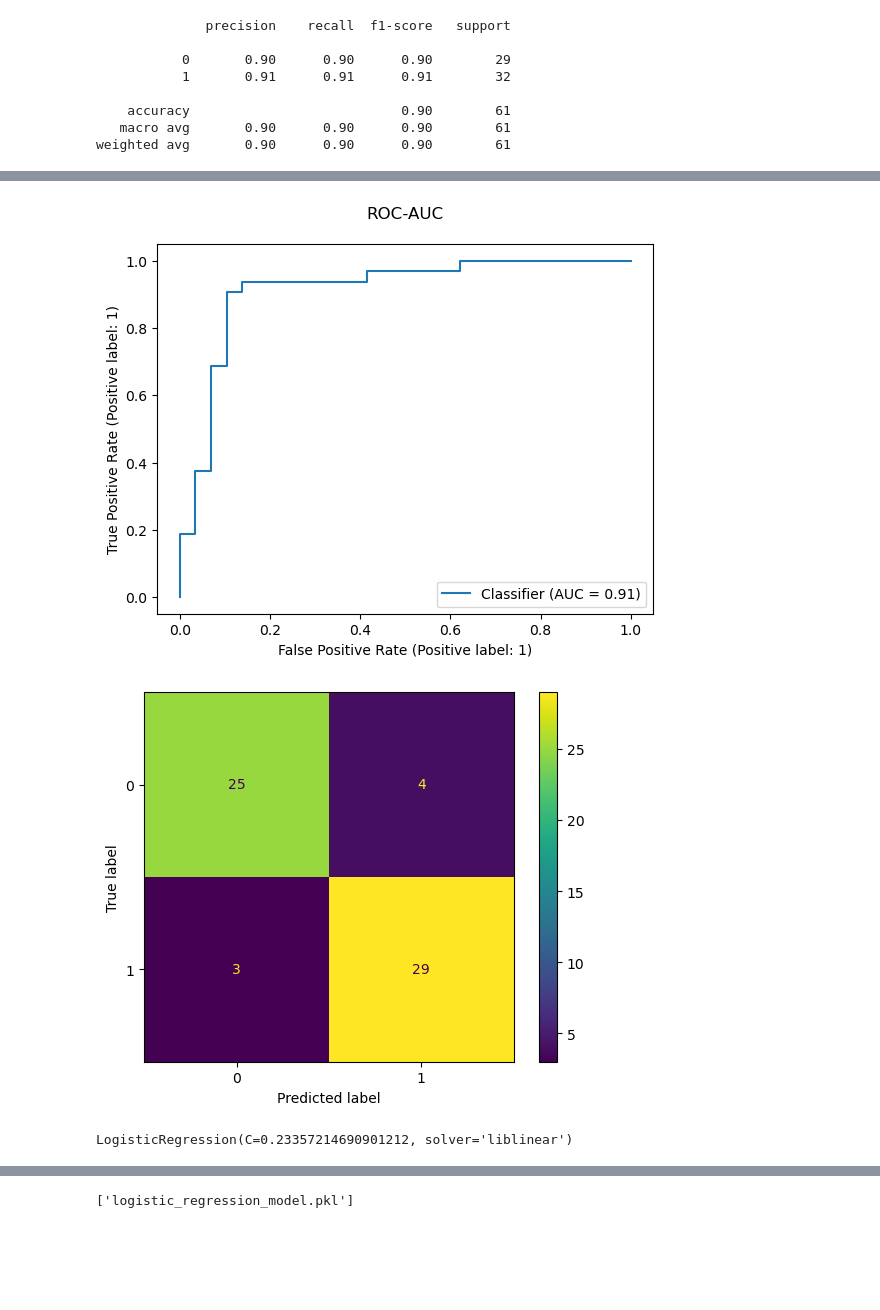
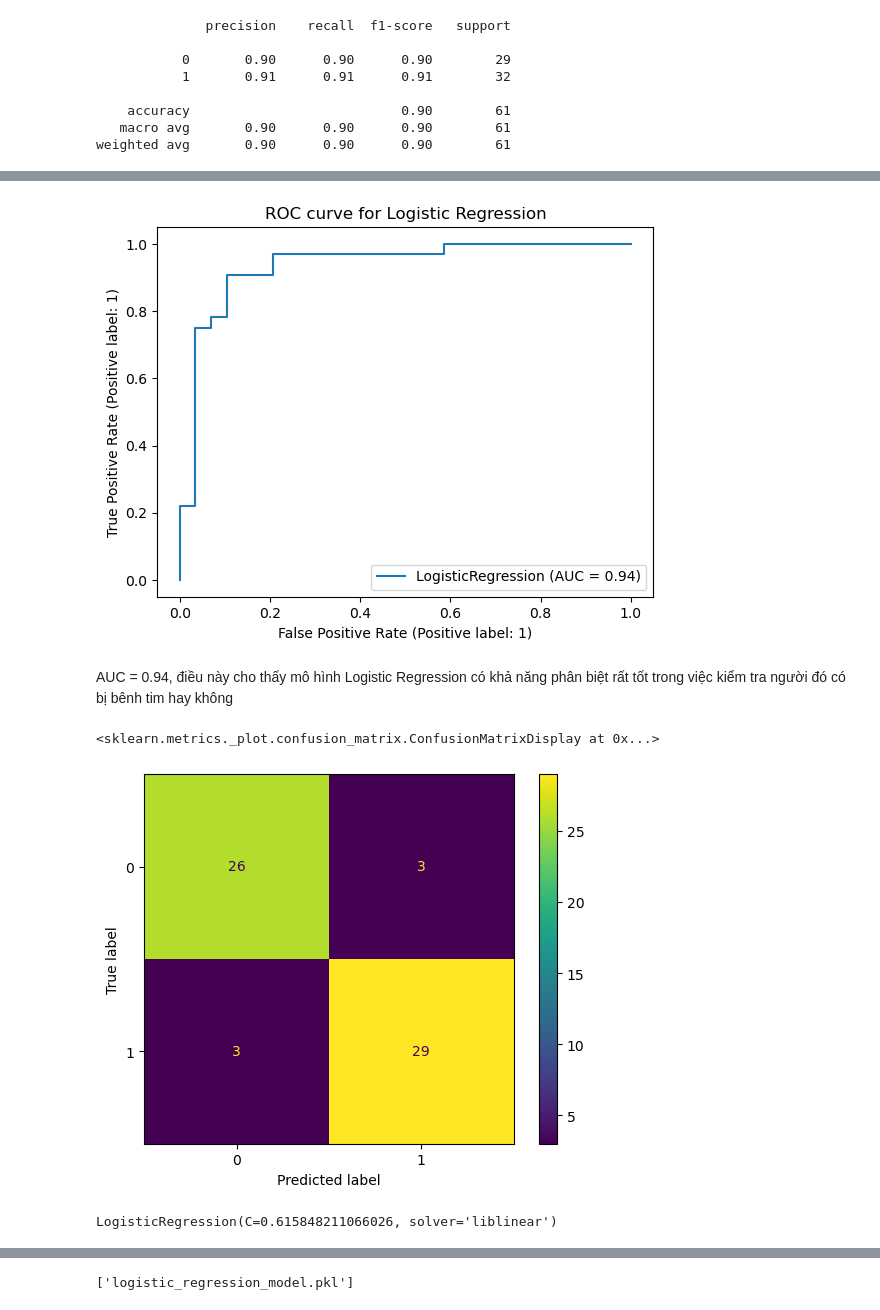
Before and after one commit to Hoa212/-n-CNTT-Heart-Disease-Prediction, a Jupyter notebook: Đề án CNTT .ipynb, the cells around one changed output, grey strips where cells are left out. Drawn from its saved outputs; the diff is of its cells as text; code cells hidden in the pictures; blank space fills up the shorter version.

```diff
--- a/Đề án CNTT .ipynb
+++ b/Đề án CNTT .ipynb
@@ -300,7 +310,11 @@ df.head()
 # %% [markdown]
 ### TRỰC QUAN HÓA VÀ PHÂN TÍCH KHÁM PHÁ DỮ LIỆU (EDA)
 # %%
+# Vẽ biểu đồ histogram để hiểu rõ hơn về phân phối của dữ liệu, bao gồm các đặc điểm như hình dạng phân phối, giá trị trung tâm và phạm vi của dữ liệu.
+
 import matplotlib.pyplot as plt
+
+df = df.apply(lambda x: x.map(lambda y: int(y) if isinstance(y, bool) else y))
 
 fig = plt.figure(figsize=(20, 15))
 i = 0
@@ -362,0 +395,5 @@ Index(['age', 'sex', 'cp', 'thalach', 'exang', 'oldpeak', 'slope', 'ca',
+# %%
+#  Xử lý biến phân loại:
+# Chuyển các biến phân loại như thal, cp thành biến số sử dụng mã hóa One-Hot Encoding.
+
+df = pd.get_dummies(df, columns=['cp', 'thal','slope'], drop_first=True)
@@ -382,6 +427,0 @@ X_train.shape, X_test.shape, y_train.shape, y_test.shape
-# %%
-# Chuẩn hoá dữ liệu tập train
-from sklearn.preprocessing import MinMaxScaler
-scaler = MinMaxScaler()
-X_train[['age', 'sex','cp','thalach','exang','oldpeak','slope','ca','thal']] = scaler.fit_transform(X_train[['age','sex','cp','thalach','exang','oldpeak','slope','ca','thal']])
-X_train.head()
@@ -395,6 +427,0 @@ X_train.head()
-# %%
-# chuẩn hoá dữ liệu tập test
-from sklearn.preprocessing import MinMaxScaler
-scaler = MinMaxScaler()
-X_test[['age','sex','cp','thalach','exang','oldpeak','slope','ca','thal']] = scaler.fit_transform(X_test[['age','sex','cp','thalach','exang','oldpeak','slope','ca','thal']])
-X_test.head()
@@ -532,25 +564,23 @@ weighted avg       0.90      0.90      0.90        61
 # %%
-# # ROC curve and AUC for logistic regression
+#  ROC curve and AUC for logistic regression
 from sklearn.metrics import RocCurveDisplay
-
-# Ensure y_test is in integer format
-y_test_int = y_test.astype(int)
-
-y_score = LogisticRegression().fit(X_train, y_train).predict_proba(X_test)[:, 1]
-RocCurveDisplay.from_predictions(y_test_int, y_score)
-plt.title('ROC-AUC\n')
+RocCurveDisplay.from_estimator(log_reg, X_test, y_test)
+plt.title('ROC curve for Logistic Regression')
 plt.show()
 # %% [output]
-[figure, old version]
+[figure, new version]
+# %% [markdown]
+AUC = 0.94, điều này cho thấy mô hình Logistic Regression có khả năng phân biệt rất tốt trong việc kiểm tra người đó có bị bênh tim hay không
 # %%
-ConfusionMatrixDisplay.from_estimator(gs_log_reg, X_test, y_test);
+ConfusionMatrixDisplay.from_estimator(gs_log_reg, X_test, y_test)
 # %% [output]
+<sklearn.metrics._plot.confusion_matrix.ConfusionMatrixDisplay at 0x...>
 [figure]
 # %%
-model = LogisticRegression(C=0.23357214690901212, solver='liblinear')
+model = LogisticRegression(C=0.615848211066026, solver='liblinear')
 model.fit(X_train, y_train)
 # %% [output]
-LogisticRegression(C=0.23357214690901212, solver='liblinear')
+LogisticRegression(C=0.615848211066026, solver='liblinear')
 # %%
 # check Coefficient of features
 model.coef_
```
Also changed, not shown: parts of 33 cells of this notebook, 1 other file.
